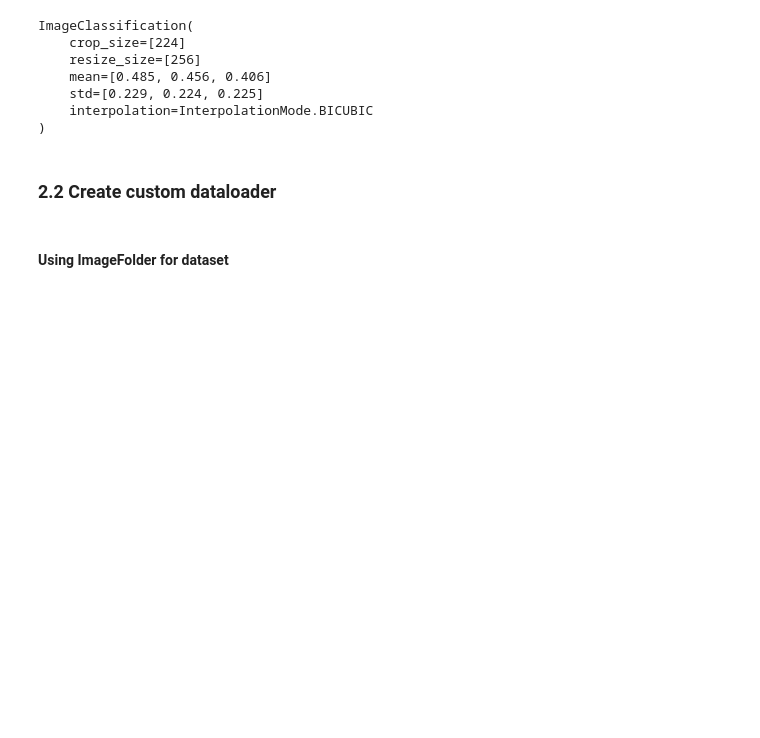
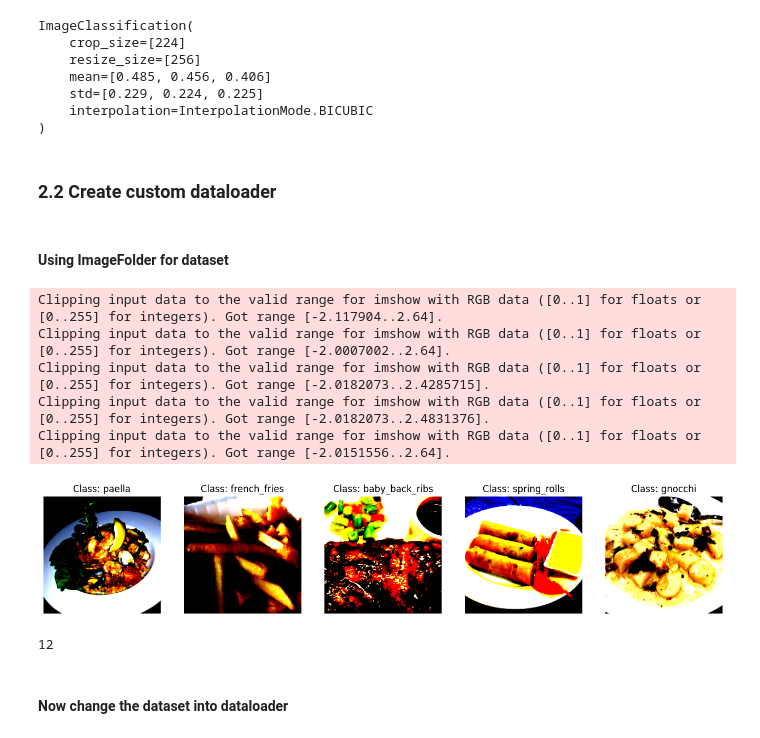
Before and after one commit to cruvss/Food_101, a Jupyter notebook: notebook.ipynb, the cells around one changed output. Drawn from its saved outputs; the diff is of its cells as text; code cells hidden in the pictures; blank space fills up the shorter version.

Commit message:
Create Dataloader

```diff
--- a/notebook.ipynb
+++ b/notebook.ipynb
@@ -106,0 +106,35 @@ test_dataset = ImageDataset(target_dir=test_dir, transform=auto_transforms)
+# %%
+# Displaying some random Images from the custom dataset we created.
+def disp_random_images(dataset,classes,n,seed):
+    random.seed(seed)
+
+    random_samples_idx = random.sample(range(len(dataset)), k =n)
+
+    plt.figure(figsize=(16,8))
+
+    for i, sample in enumerate(random_samples_idx):
+
+        img,label = dataset[sample][0], dataset[sample][1]
+
+        img_adjust = img.permute(1,2,0)
+
+        plt.subplot(1,n,i+1)
+        plt.imshow(img_adjust)
+        plt.axis(False)
+        title = f"Class: {classes[label]}"
+        plt.title(title)
+# %%
+disp_random_images(train_dataset, class_names,5,None)
+# %% [output]
+Clipping input data to the valid range for imshow with RGB data ([0..1] for floats or [0..255] for integers). Got range [-2.117904..2.64].
+Clipping input data to the valid range for imshow with RGB data ([0..1] for floats or [0..255] for integers). Got range [-2.0007002..2.64].
+Clipping input data to the valid range for imshow with RGB data ([0..1] for floats or [0..255] for integers). Got range [-2.0182073..2.4285715].
+Clipping input data to the valid range for imshow with RGB data ([0..1] for floats or [0..255] for integers). Got range [-2.0182073..2.4831376].
+Clipping input data to the valid range for imshow with RGB data ([0..1] for floats or [0..255] for integers). Got range [-2.0151556..2.64].
+[figure, added]
+# %%
+os.cpu_count()
+# %% [output]
+12
+# %% [markdown]
+#### Now change the dataset into dataloader
```
Also changed, not shown: parts of 3 cells of this notebook.
